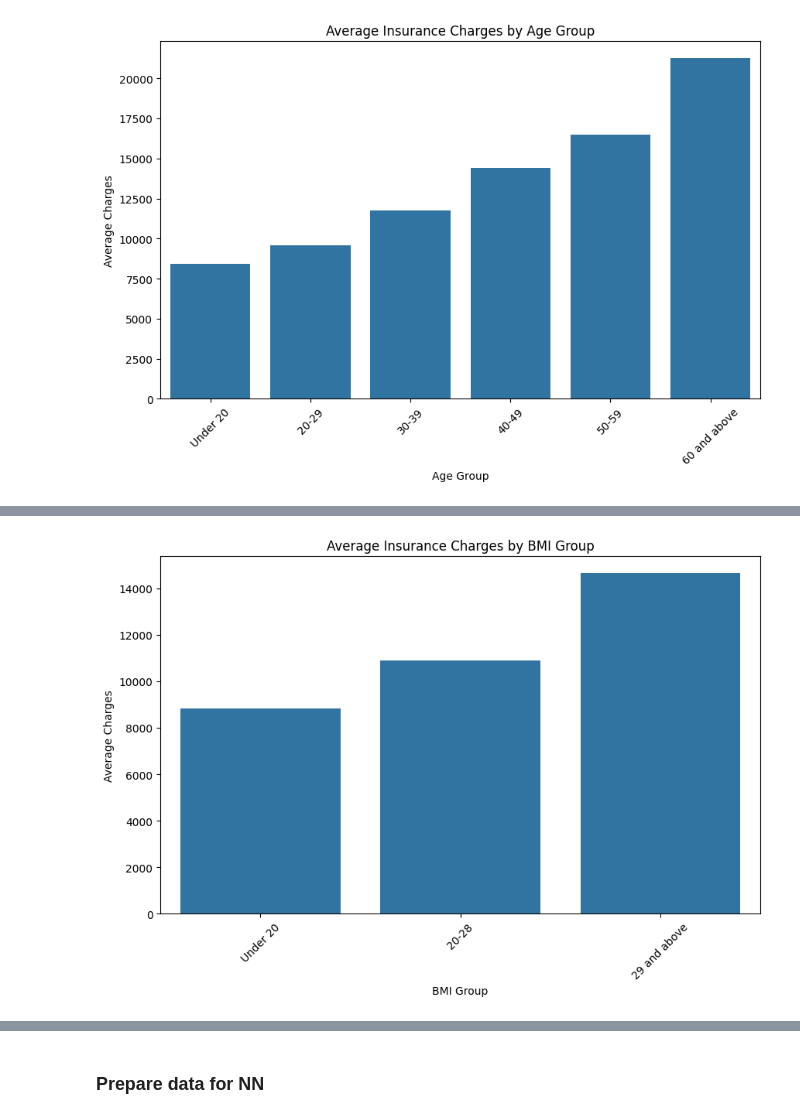
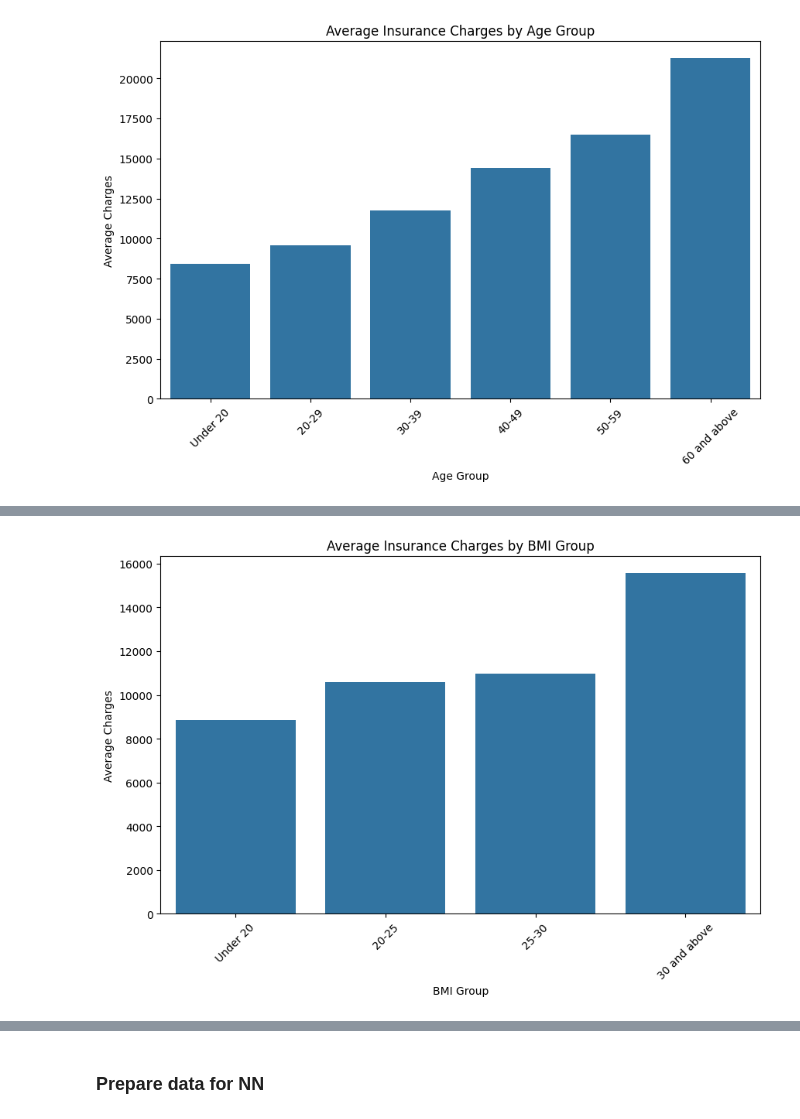
Before and after one commit to SaloWi/cas_mod4, a Jupyter notebook: M6_Project.ipynb, the cells around one changed output, grey strips where cells are left out. Drawn from its saved outputs; the diff is of its cells as text; code cells hidden in the pictures.

```diff
--- a/M6_Project.ipynb
+++ b/M6_Project.ipynb
@@ -160,26 +169,28 @@ plt.show()
 # %%
 # Plot the average insurance charges per age group
 def bmi_group(bmi):
     if bmi < 20:
         return 'Under 20'
-    elif 20 <= bmi < 28:
-        return '20-28'
+    elif 20 <= bmi < 25:
+        return '20-25'
+    elif 25 <= bmi < 30:
+        return '25-30'
     else:
-        return '29 and above'
+        return '30 and above'
 data['bmi_group'] = data['bmi'].apply(bmi_group)
 average_cost_by_bmi_group = data.groupby('bmi_group')['charges'].mean()
 
-bmi_order = ['Under 20', '20-28', '29 and above']
+bmi_order = ['Under 20', '20-25','25-30', '30 and above']
 
 plt.figure(figsize=(10, 6))
 sns.barplot(x=average_cost_by_bmi_group.index, y=average_cost_by_bmi_group.values, order=bmi_order)
 plt.title('Average Insurance Charges by BMI Group')
 plt.xlabel('BMI Group')
 plt.ylabel('Average Charges')
 plt.xticks(rotation=45)
 plt.show()
 # %% [output]
-[figure, old version]
+[figure, new version]
 # %%
 # Plot the average insurance charges for each gender
 average_cost_by_sex = data.groupby('sex')['charges'].mean()
```
Also changed, not shown: parts of 9 cells of this notebook.
